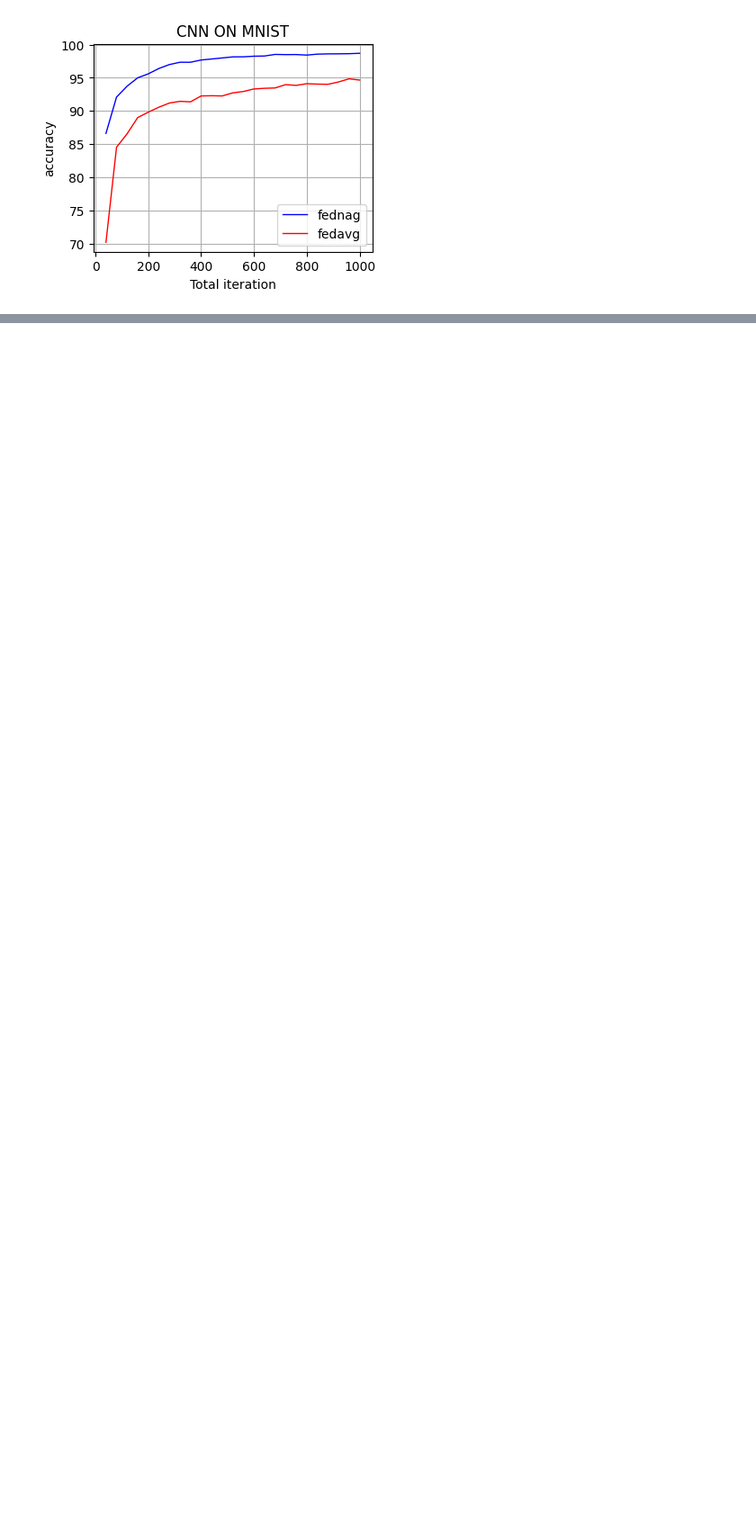
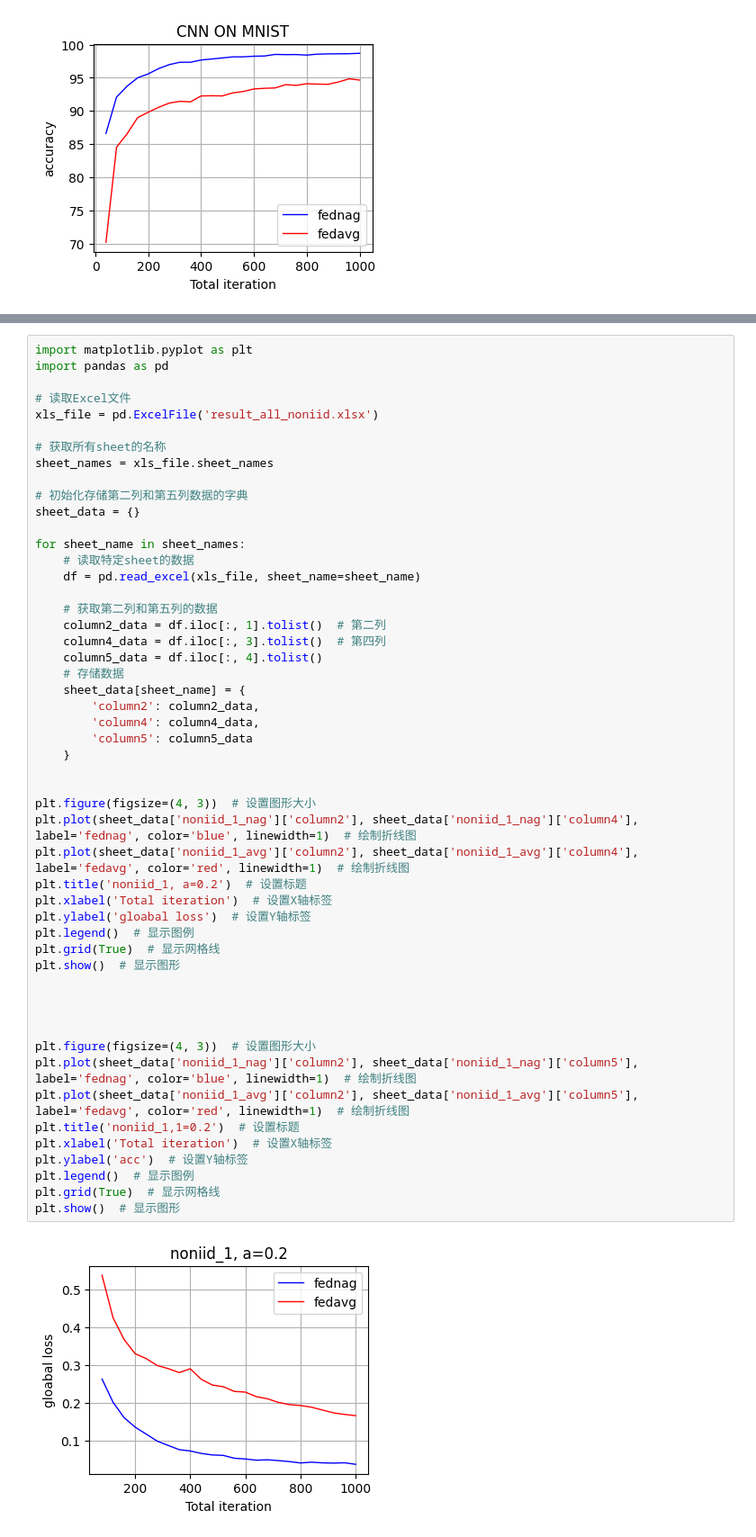
Before and after one commit to Gooooooogo/fedml, a Jupyter notebook: fed_plot.ipynb, the cells around one changed output, grey strips where cells are left out. Shown at 90% size. Drawn from its saved outputs; the diff is of its cells as text; blank space fills up the shorter version.

```diff
--- a/fed_plot.ipynb
+++ b/fed_plot.ipynb
@@ -100,0 +103,53 @@ plt.show()  # 显示图形
+# %%
+import matplotlib.pyplot as plt
+import pandas as pd
+
+# 读取Excel文件
+xls_file = pd.ExcelFile('result_all_noniid.xlsx')
+
+# 获取所有sheet的名称
+sheet_names = xls_file.sheet_names
+
+# 初始化存储第二列和第五列数据的字典
+sheet_data = {}
+
+for sheet_name in sheet_names:
+    # 读取特定sheet的数据
+    df = pd.read_excel(xls_file, sheet_name=sheet_name)
+
+    # 获取第二列和第五列的数据
+    column2_data = df.iloc[:, 1].tolist()  # 第二列
+    column4_data = df.iloc[:, 3].tolist()  # 第四列
+    column5_data = df.iloc[:, 4].tolist()
+    # 存储数据
+    sheet_data[sheet_name] = {
+        'column2': column2_data,
+        'column4': column4_data,
+        'column5': column5_data
+    }
+
+
+plt.figure(figsize=(4, 3))  # 设置图形大小
+plt.plot(sheet_data['noniid_1_nag']['column2'], sheet_data['noniid_1_nag']['column4'], label='fednag', color='blue', linewidth=1)  # 绘制折线图
+plt.plot(sheet_data['noniid_1_avg']['column2'], sheet_data['noniid_1_avg']['column4'], label='fedavg', color='red', linewidth=1)  # 绘制折线图
+plt.title('noniid_1, a=0.2')  # 设置标题
+plt.xlabel('Total iteration')  # 设置X轴标签
+plt.ylabel('gloabal loss')  # 设置Y轴标签
+plt.legend()  # 显示图例
+plt.grid(True)  # 显示网格线
+plt.show()  # 显示图形
+
+
+
+
+plt.figure(figsize=(4, 3))  # 设置图形大小
+plt.plot(sheet_data['noniid_1_nag']['column2'], sheet_data['noniid_1_nag']['column5'], label='fednag', color='blue', linewidth=1)  # 绘制折线图
+plt.plot(sheet_data['noniid_1_avg']['column2'], sheet_data['noniid_1_avg']['column5'], label='fedavg', color='red', linewidth=1)  # 绘制折线图
+plt.title('noniid_1,1=0.2')  # 设置标题
+plt.xlabel('Total iteration')  # 设置X轴标签
+plt.ylabel('acc')  # 设置Y轴标签
+plt.legend()  # 显示图例
+plt.grid(True)  # 显示网格线
+plt.show()  # 显示图形
+# %% [output]
+[figure, added]
```
Also changed, not shown: parts of 5 cells of this notebook, 7 other files.
